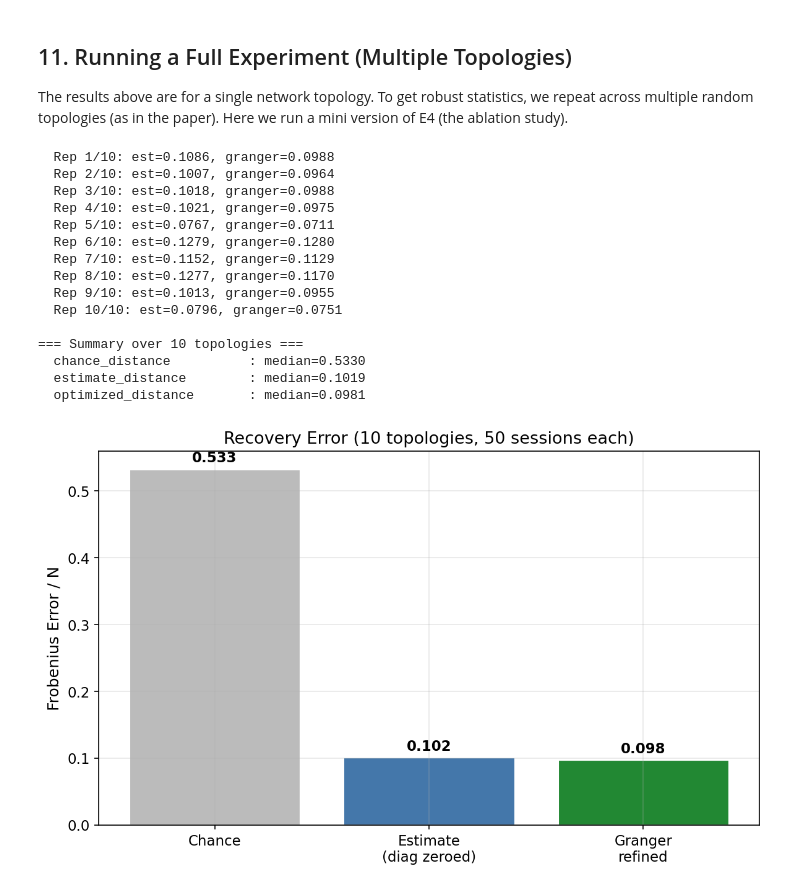
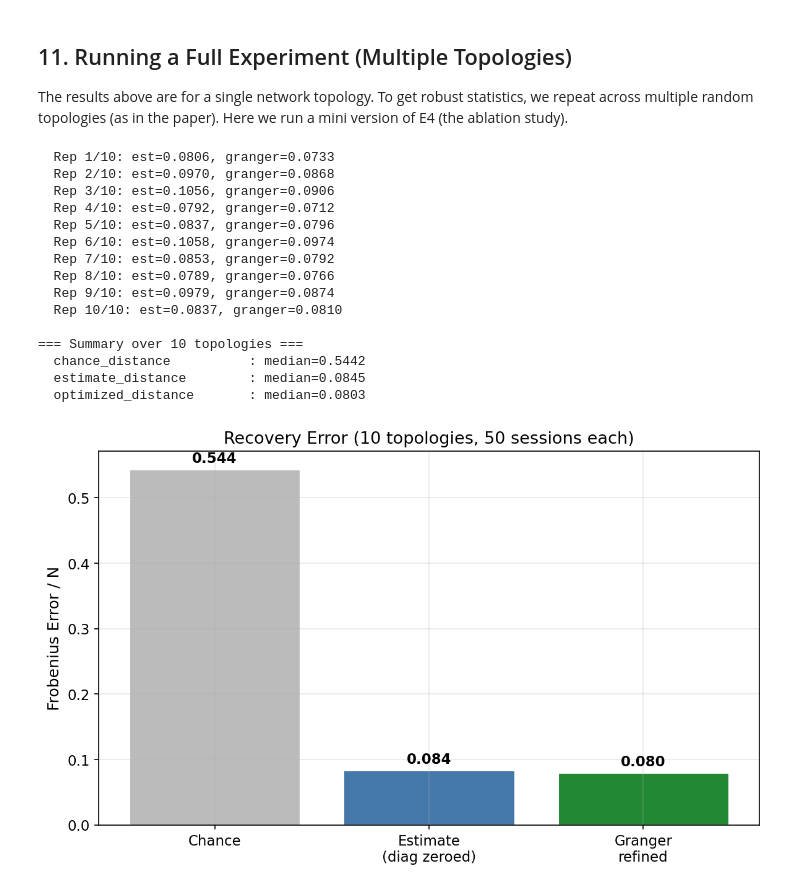
Before and after one commit to qsimeon/sparse_matrix_recovery, a Jupyter notebook: notebooks/qsimeon_SparseMatrixRecovery.ipynb, the cells around one changed output. Drawn from its saved outputs; the diff is of its cells as text; code cells hidden in the pictures.

```diff
--- a/notebooks/qsimeon_SparseMatrixRecovery.ipynb
+++ b/notebooks/qsimeon_SparseMatrixRecovery.ipynb
@@ -500,52 +500,52 @@ The linear approximation (E1) is NOT the bottleneck.
 The results above are for a single network topology. To get robust statistics, we repeat across multiple random topologies (as in the paper). Here we run a mini version of E4 (the ablation study).
 # %%
 %%time
-from experiments.run_experiments import one_repetition
+from experiments.run_single_rep import one_repetition
 
 # Run 10 repetitions (10 random topologies, 50 instances each)
 n_reps = 10
 all_distances = []
 for rep in range(n_reps):
-    distances, _ = one_repetition(
+    distances = one_repetition(
         rep, SEED, K, T, N, NUM_CPGS, NUM_MEAS, NUM_STIM,
-        False, STIM, PHI, True, True,
+        STIM, 'tanh',
     )
     all_distances.append(distances)
     print(f'  Rep {rep+1}/{n_reps}: est={distances["estimate_distance"]:.4f}, '
           f'granger={distances["optimized_distance"]:.4f}')
 
 df = pd.DataFrame(all_distances)
 print(f'\n=== Summary over {n_reps} topologies ===')
 for col in ['chance_distance', 'estimate_distance', 'optimized_distance']:
     med = df[col].median()
     print(f'  {col:25s}: median={med:.4f}')
 
 # Bar chart
 fig, ax = plt.subplots(figsize=(8, 5))
 cols = ['chance_distance', 'estimate_distance', 'optimized_distance']
 labels = ['Chance', 'Estimate\n(diag zeroed)', 'Granger\nrefined']
 colors = ['#BBBBBB', '#4477AA', '#228833']
 medians = [df[c].median() for c in cols]
 ax.bar(labels, medians, color=colors, edgecolor='white', linewidth=1.5)
 for i, (lbl, med) in enumerate(zip(labels, medians)):
     ax.text(i, med + 0.01, f'{med:.3f}', ha='center', fontsize=11, fontweight='bold')
 ax.set_ylabel('Frobenius Error / N', fontsize=12)
 ax.set_title(f'Recovery Error ({n_reps} topologies, {K} sessions each)', fontsize=13)
 plt.tight_layout(); plt.show()
 # %% [output]
-  Rep 1/10: est=0.1086, granger=0.0988
-  Rep 2/10: est=0.1007, granger=0.0964
-  Rep 3/10: est=0.1018, granger=0.0988
-  Rep 4/10: est=0.1021, granger=0.0975
-  Rep 5/10: est=0.0767, granger=0.0711
-  Rep 6/10: est=0.1279, granger=0.1280
-  Rep 7/10: est=0.1152, granger=0.1129
-  Rep 8/10: est=0.1277, granger=0.1170
-  Rep 9/10: est=0.1013, granger=0.0955
-  Rep 10/10: est=0.0796, granger=0.0751
+  Rep 1/10: est=0.0806, granger=0.0733
+  Rep 2/10: est=0.0970, granger=0.0868
+  Rep 3/10: est=0.1056, granger=0.0906
+  Rep 4/10: est=0.0792, granger=0.0712
+  Rep 5/10: est=0.0837, granger=0.0796
+  Rep 6/10: est=0.1058, granger=0.0974
+  Rep 7/10: est=0.0853, granger=0.0792
+  Rep 8/10: est=0.0789, granger=0.0766
+  Rep 9/10: est=0.0979, granger=0.0874
+  Rep 10/10: est=0.0837, granger=0.0810
 
 === Summary over 10 topologies ===
-  chance_distance          : median=0.5330
-  estimate_distance        : median=0.1019
-  optimized_distance       : median=0.0981
+  chance_distance          : median=0.5442
+  estimate_distance        : median=0.0845
+  optimized_distance       : median=0.0803
-[figure, old version]
+[figure, new version]
```
Also changed, not shown: parts of 10 cells of this notebook, 3 other files.
